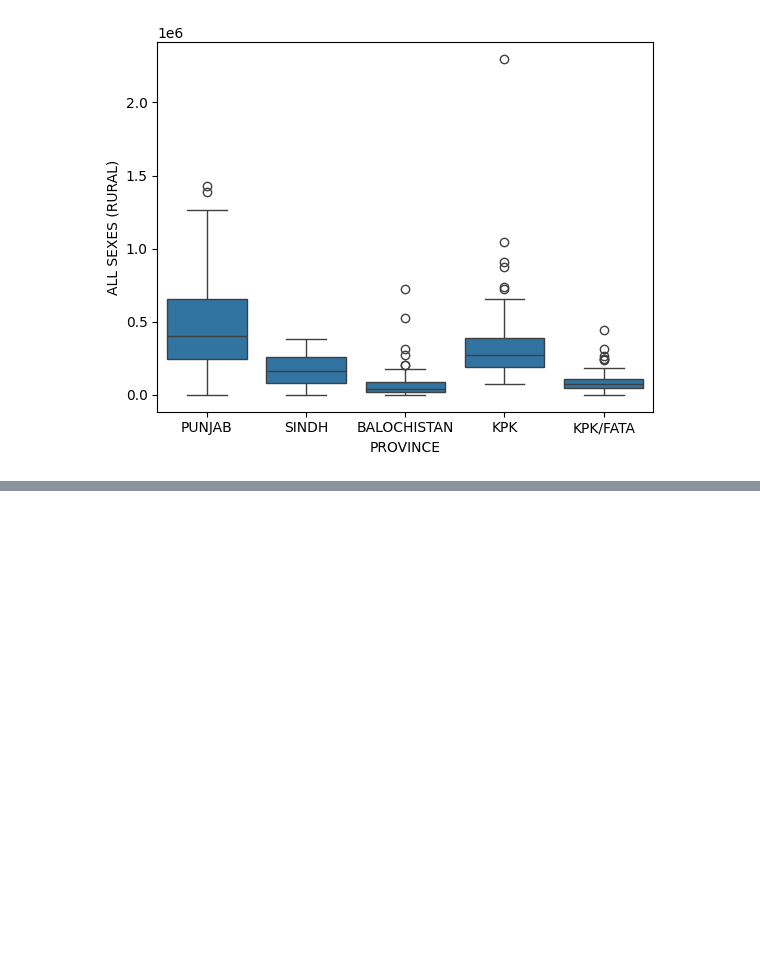
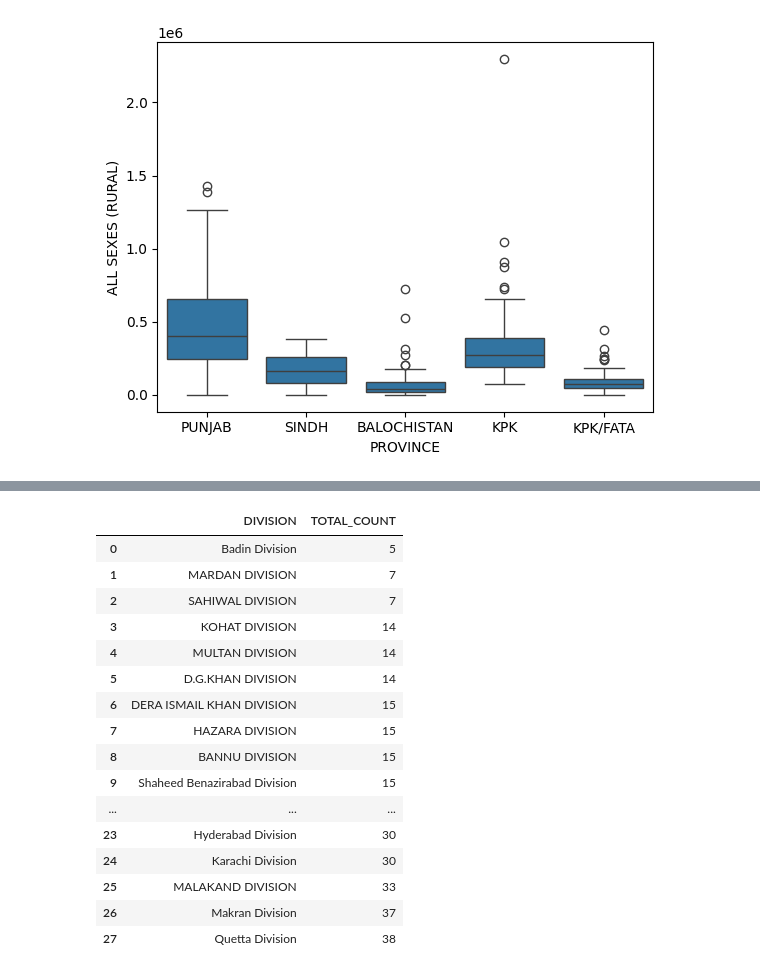
Before and after one commit to AltafHussain533/python-for-data-science, a Jupyter notebook: pandas_tips_trick/02_pandas_on_pak_pop.ipynb, the cells around one changed output, grey strips where cells are left out. Saved outputs shown, nothing was run; the diff lists cells and outputs as text; code cells hidden in the pictures; blank space fills up the shorter version.

```diff
--- a/pandas_tips_trick/02_pandas_on_pak_pop.ipynb
+++ b/pandas_tips_trick/02_pandas_on_pak_pop.ipynb
@@ -256,0 +324,22 @@ sns.boxplot(df, y='ALL SEXES (RURAL)', x='PROVINCE')
+# %%
+df.groupby(['DIVISION']).size().sort_values().reset_index(name='TOTAL_COUNT')
+# counts the total number of rows for each unique administrative division
+# and displays them sorted from smallest to largest size
+# %% [output]
+|  | DIVISION | TOTAL_COUNT |
+| 0 | Badin Division | 5 |
+| 1 | MARDAN DIVISION | 7 |
+| 2 | SAHIWAL DIVISION | 7 |
+| 3 | KOHAT DIVISION | 14 |
+| 4 | MULTAN DIVISION | 14 |
+| 5 | D.G.KHAN DIVISION | 14 |
+| 6 | DERA ISMAIL KHAN DIVISION | 15 |
+| 7 | HAZARA DIVISION | 15 |
+| 8 | BANNU DIVISION | 15 |
+| 9 | Shaheed Benazirabad Division | 15 |
+| ... | ... | ... |
+| 23 | Hyderabad Division | 30 |
+| 24 | Karachi Division | 30 |
+| 25 | MALAKAND DIVISION | 33 |
+| 26 | Makran Division | 37 |
+| 27 | Quetta Division | 38 |
```
Also changed, not shown: parts of 14 cells of this notebook.
